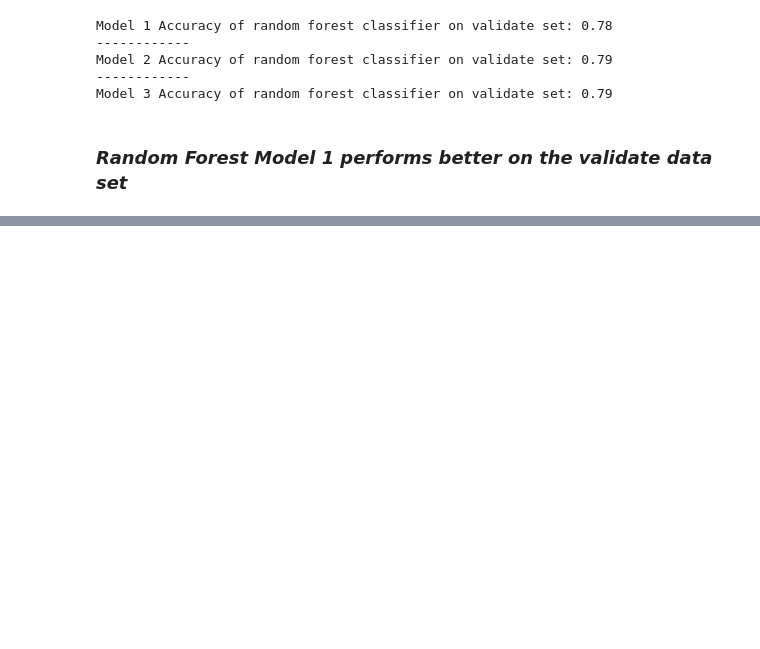
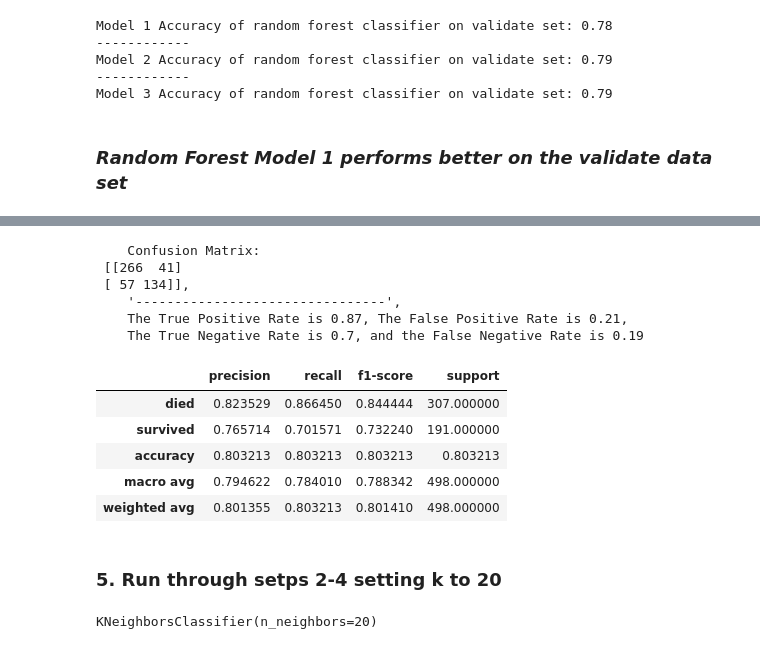
Before and after one commit to justin-m-sullivan/classification-exercises, a Jupyter notebook: model.ipynb, the cells around one changed output, grey strips where cells are left out. Cells and saved outputs as stored; diff of their text form; code cells hidden in the pictures; blank space fills up the shorter version.

```diff
--- a/model.ipynb
+++ b/model.ipynb
@@ -649,0 +745,3 @@ Model 3 Accuracy of random forest classifier on validate set: 0.79
+# %%
+#Create a KNN model with k set to 10
+knn_2 = KNeighborsClassifier(n_neighbors=10, weights='uniform')
@@ -649,0 +759,19 @@ Model 3 Accuracy of random forest classifier on validate set: 0.79
+# %%
+#Evaluate KNN Model 2
+model_2_report = get_metrics_binary(knn_2)
+model_2_report
+# %% [output]
+    Confusion Matrix:
+ [[266  41]
+ [ 57 134]],
+    '--------------------------------',
+    The True Positive Rate is 0.87, The False Positive Rate is 0.21,
+    The True Negative Rate is 0.7, and the False Negative Rate is 0.19
+|  | precision | recall | f1-score | support |
+| died | 0.823529 | 0.866450 | 0.844444 | 307.000000 |
+| survived | 0.765714 | 0.701571 | 0.732240 | 191.000000 |
+| accuracy | 0.803213 | 0.803213 | 0.803213 | 0.803213 |
+| macro avg | 0.794622 | 0.784010 | 0.788342 | 498.000000 |
+| weighted avg | 0.801355 | 0.803213 | 0.801410 | 498.000000 |
+# %% [markdown]
+### 5. Run through setps 2-4 setting k to 20
@@ -649,0 +781,5 @@ Model 3 Accuracy of random forest classifier on validate set: 0.79
+# %%
+#Fit the model to the training data
+knn_3.fit(X_train, y_train)
+# %% [output]
+KNeighborsClassifier(n_neighbors=20)
```
Also changed, not shown: parts of 27 cells of this notebook.
